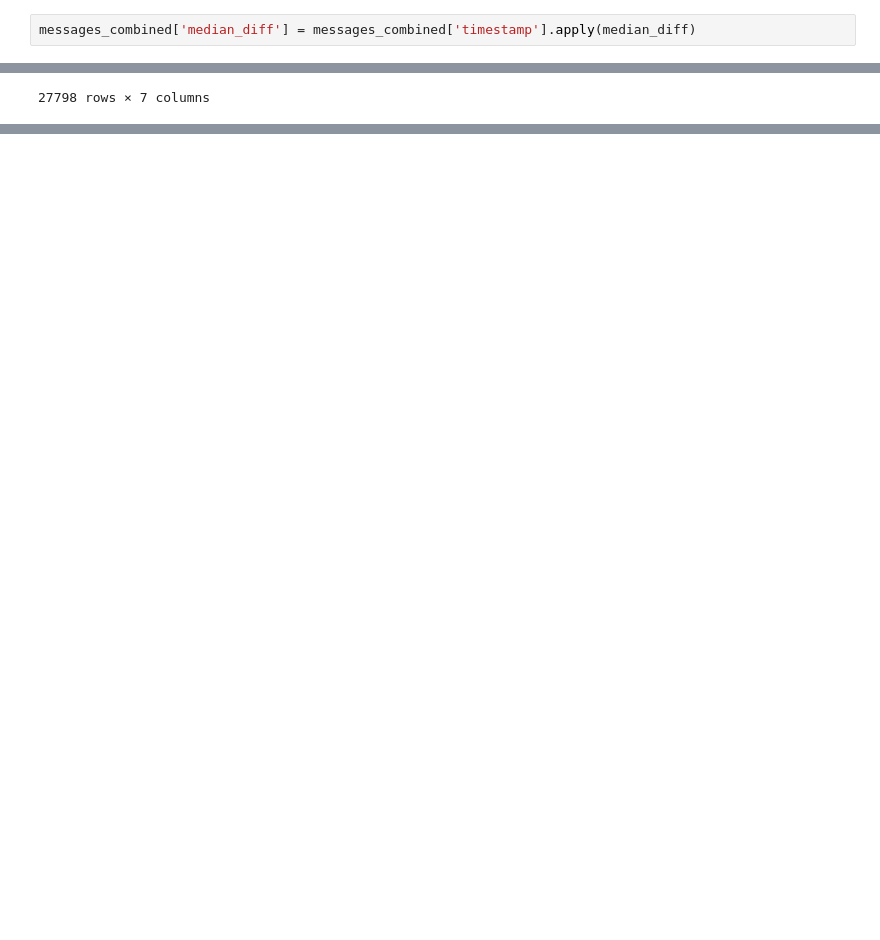
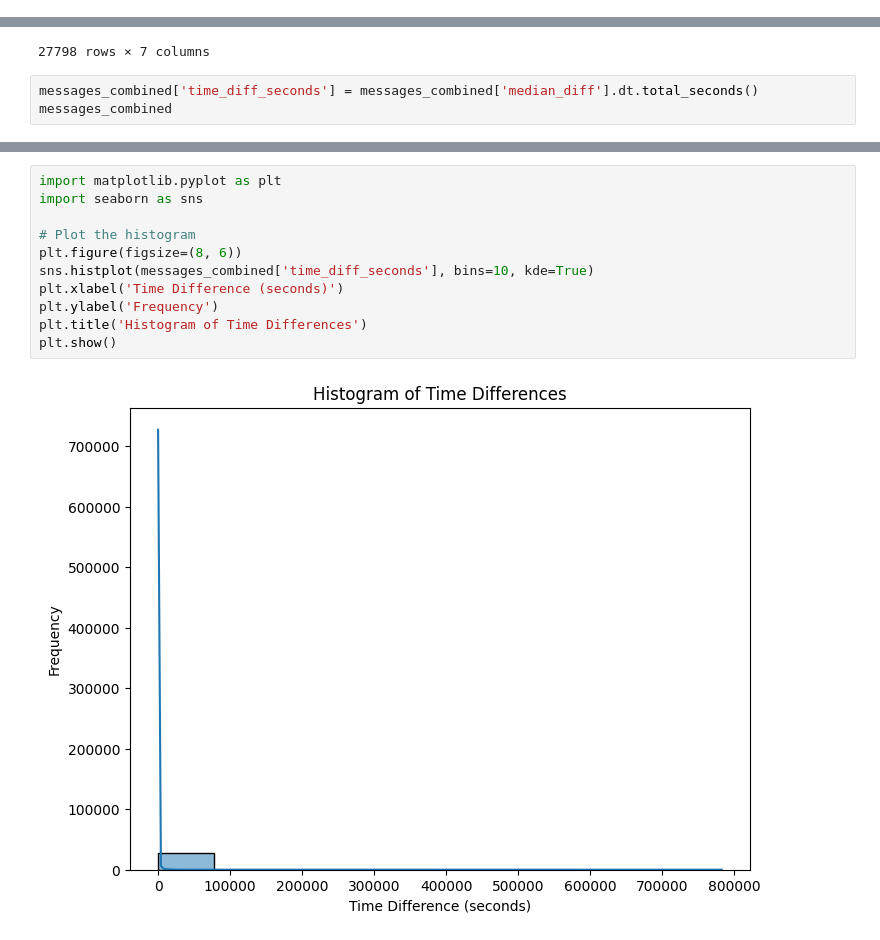
Before and after one commit to mypolopony/echolalia, a Jupyter notebook: demo.ipynb, the cells around one changed output, grey strips where cells are left out. Saved outputs shown, nothing was run; the diff lists cells and outputs as text; blank space fills up the shorter version.

```diff
--- a/demo.ipynb
+++ b/demo.ipynb
@@ -137,7 +137,5 @@ messages_combined
 # %%
 from echolalia._utils import median_diff
-# %%
-messages_combined['median_diff'] = messages_combined['timestamp'].apply(median_diff)
 # %%
 messages_combined
 # %% [output]
@@ -154,3 +152,6 @@ messages_combined
 | 27796 | 27798 | Cat | [[2024-08-01 16:30:04, 2024-08-04... | Omg I randomly have the worst cou... | 1 | [8/1/24, 4:30:04 PM] Cat: Omg I r... | 1 days 22:03:19.500000 |
 | 27797 | 27799 | Selwyn-Lloyd McPherson | [[2024-08-14 19:18:43]] | Cat, are you there? I just got ba... | 1 | [8/14/24, 7:18:43 PM] Selwyn-Lloy... | 0 days 00:00:00 |
 27798 rows × 7 columns
+# %%
+messages_combined['time_diff_seconds'] = messages_combined['median_diff'].dt.total_seconds()
+messages_combined
@@ -156,0 +172,13 @@ messages_combined
+# %%
+import matplotlib.pyplot as plt
+import seaborn as sns
+
+# Plot the histogram
+plt.figure(figsize=(8, 6))
+sns.histplot(messages_combined['time_diff_seconds'], bins=10, kde=True)
+plt.xlabel('Time Difference (seconds)')
+plt.ylabel('Frequency')
+plt.title('Histogram of Time Differences')
+plt.show()
+# %% [output]
+[figure, added]
```
Also changed, not shown: parts of 4 cells of this notebook.
